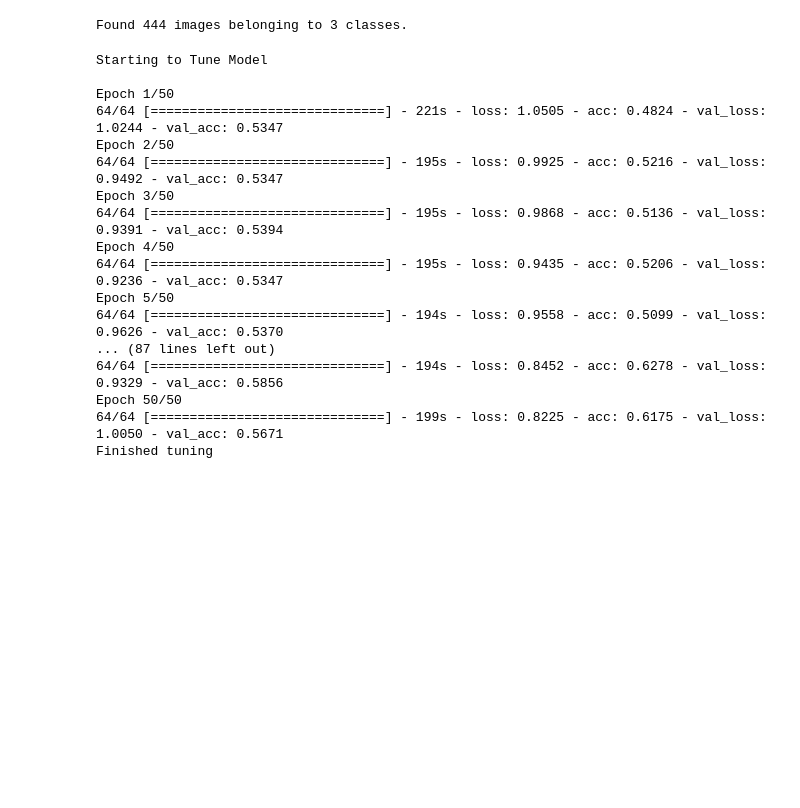
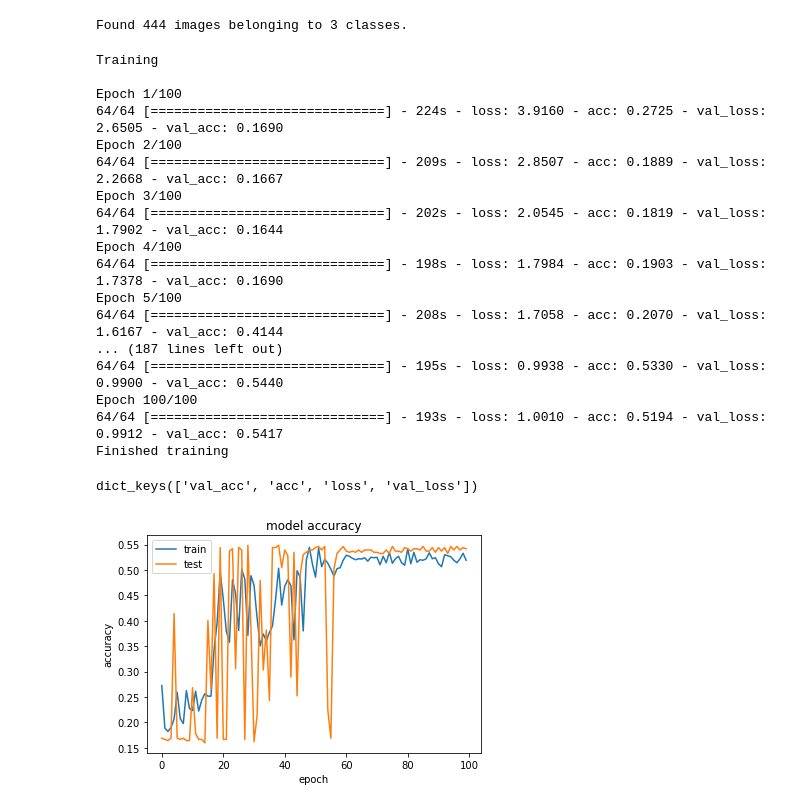
Before and after one commit to FAumeier/Cervical_Cancer_Comp, a Jupyter notebook: ConvNet_from_Scratch.ipynb, the cells around one changed output. Saved outputs shown, nothing was run; the diff lists cells and outputs as text; code cells hidden in the pictures; blank space fills up the shorter version.

```diff
--- a/ConvNet_from_Scratch.ipynb
+++ b/ConvNet_from_Scratch.ipynb
@@ -25,28 +34,32 @@ else:
     input_shape = (img_width, img_height, 3)
 # %%
 model = Sequential()
-model.add(Conv2D(32, (3, 3), input_shape=input_shape))
+model.add(Conv2D(32, (3, 3), input_shape=input_shape, kernel_regularizer=regularizers.l2(0.01)))
+model.add(BatchNormalization())
 model.add(Activation('relu'))
 model.add(MaxPooling2D(pool_size=(2, 2)))
 
-model.add(Conv2D(32, (3, 3)))
+model.add(Conv2D(32, (3, 3), kernel_regularizer=regularizers.l2(0.01)))
+model.add(BatchNormalization())
 model.add(Activation('relu'))
 model.add(MaxPooling2D(pool_size=(2, 2)))
 
-model.add(Conv2D(64, (3, 3)))
+model.add(Conv2D(64, (3, 3), kernel_regularizer=regularizers.l2(0.01)))
+model.add(BatchNormalization())
 model.add(Activation('relu'))
 model.add(MaxPooling2D(pool_size=(2, 2)))
 
 model.add(Flatten())
-model.add(Dense(64))
+model.add(Dense(64, kernel_regularizer=regularizers.l2(0.01)))
 model.add(Activation('relu'))
 model.add(Dropout(0.5))
-model.add(Dense(3))
+model.add(Dense(3, kernel_regularizer=regularizers.l2(0.01)))
 model.add(Activation('sigmoid'))
-# %%
-model.compile(loss='categorical_crossentropy',
-              optimizer='rmsprop',
-metrics=['accuracy'])
+# %%
+nadam = Nadam(lr=0.002, beta_1=0.9, beta_2=0.999, epsilon=1e-08, schedule_decay=0.004)
+model.compile(loss='categorical_crossentropy',
+              optimizer=nadam,
+metrics=['accuracy'])
 # %%
 model.summary()
 # %% [output]
@@ -104,31 +117,31 @@ filepath="weights-improvement-{epoch:02d}-{val_acc:.2f}.hdf5"
 checkpoint = ModelCheckpoint(filepath, monitor='val_acc', verbose=1, save_best_only=True, mode='max')
 callbacks_list = [checkpoint]
 # %%
-print("\nStarting to Tune Model\n")
-model.fit_generator(
+print("\nTraining\n")
+hist = model.fit_generator(
     train_generator,
     steps_per_epoch=nb_train_samples // batch_size,
     epochs=epochs,
     validation_data=validation_generator,
 validation_steps=nb_validation_samples // batch_size,
 callbacks=callbacks_list)
-print('Finished tuning')
+print('Finished training')
 # %% [output]
-Starting to Tune Model
+Training
 
-Epoch 1/50
-64/64 [==============================] - 221s - loss: 1.0505 - acc: 0.4824 - val_loss: 1.0244 - val_acc: 0.5347
-Epoch 2/50
-64/64 [==============================] - 195s - loss: 0.9925 - acc: 0.5216 - val_loss: 0.9492 - val_acc: 0.5347
-Epoch 3/50
-64/64 [==============================] - 195s - loss: 0.9868 - acc: 0.5136 - val_loss: 0.9391 - val_acc: 0.5394
-Epoch 4/50
-64/64 [==============================] - 195s - loss: 0.9435 - acc: 0.5206 - val_loss: 0.9236 - val_acc: 0.5347
-Epoch 5/50
-64/64 [==============================] - 194s - loss: 0.9558 - acc: 0.5099 - val_loss: 0.9626 - val_acc: 0.5370
-... (87 lines left out)
-64/64 [==============================] - 194s - loss: 0.8452 - acc: 0.6278 - val_loss: 0.9329 - val_acc: 0.5856
-Epoch 50/50
-64/64 [==============================] - 199s - loss: 0.8225 - acc: 0.6175 - val_loss: 1.0050 - val_acc: 0.5671
-Finished tuning
+Epoch 1/100
+64/64 [==============================] - 224s - loss: 3.9160 - acc: 0.2725 - val_loss: 2.6505 - val_acc: 0.1690
+Epoch 2/100
+64/64 [==============================] - 209s - loss: 2.8507 - acc: 0.1889 - val_loss: 2.2668 - val_acc: 0.1667
+Epoch 3/100
+64/64 [==============================] - 202s - loss: 2.0545 - acc: 0.1819 - val_loss: 1.7902 - val_acc: 0.1644
+Epoch 4/100
+64/64 [==============================] - 198s - loss: 1.7984 - acc: 0.1903 - val_loss: 1.7378 - val_acc: 0.1690
+Epoch 5/100
+64/64 [==============================] - 208s - loss: 1.7058 - acc: 0.2070 - val_loss: 1.6167 - val_acc: 0.4144
+... (187 lines left out)
+64/64 [==============================] - 195s - loss: 0.9938 - acc: 0.5330 - val_loss: 0.9900 - val_acc: 0.5440
+Epoch 100/100
+64/64 [==============================] - 193s - loss: 1.0010 - acc: 0.5194 - val_loss: 0.9912 - val_acc: 0.5417
+Finished training
 # %%
@@ -138,3 +151,17 @@ model.save_weights('second_try.h5')
 model_json = model.to_json()
 with open("model.json", "w") as json_file:
     json_file.write(model_json)
+# %%
+# list all data in history
+print(hist.history.keys())
+# summarize history for accuracy
+plt.plot(hist.history['acc'])
+plt.plot(hist.history['val_acc'])
+plt.title('model accuracy')
+plt.ylabel('accuracy')
+plt.xlabel('epoch')
+plt.legend(['train', 'test'], loc='upper left')
+plt.show()
+# %% [output]
+dict_keys(['val_acc', 'acc', 'loss', 'val_loss'])
+[figure, added]
```
Also changed, not shown: parts of 6 cells of this notebook, 2 other files.
